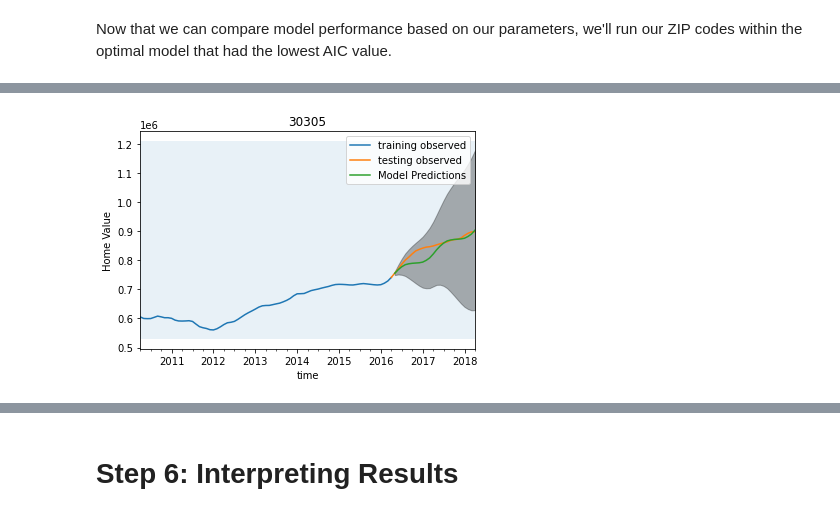
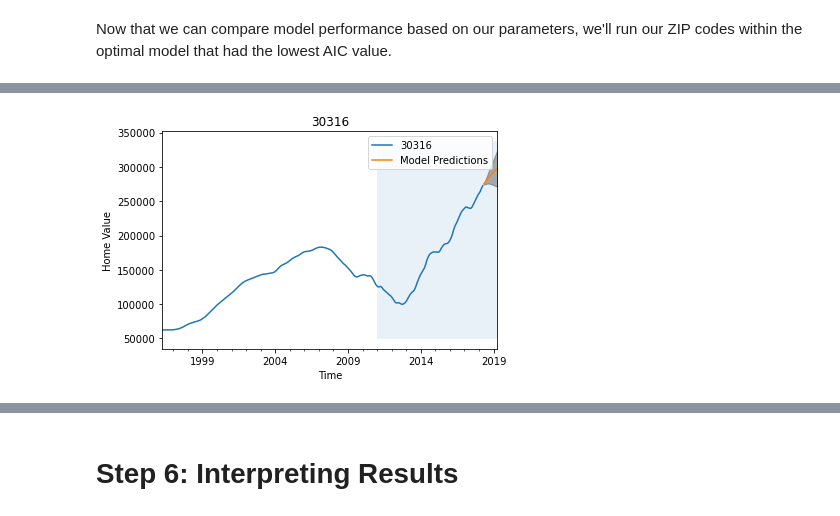
Before and after one commit to sierrafromcalifornia/Atlanta-ZIP-Code-Analysis-Project, a Jupyter notebook: notebooks/investment_analysis-modeling.ipynb, the cells around one changed output, grey strips where cells are left out. Saved outputs shown, nothing was run; the diff lists cells and outputs as text; code cells hidden in the pictures.

Commit message:
Update notebook with cleaner code and model development

```diff
--- a/notebooks/investment_analysis-modeling.ipynb
+++ b/notebooks/investment_analysis-modeling.ipynb
@@ -403,19 +1062,21 @@ pdqs = [(x[0], x[1], x[2], 12) for x in list(itertools.product(p, d, q))]
 # %%
-# dictionary holding all parameter combinations across ZIP codes
+param_dict = {}
 
-potential_parameters = {}
+for name in top_zips:
+    import warnings
+    warnings.filterwarnings('ignore')
+    ans = []
 
-for name in ls_unique_zips:
-    for comb in pdq:
-        for comb2 in pdqs:
+    for para1 in pdq:
+        for para2 in pdqs:
             try:
                 mod = sm.tsa.SARIMAX(train_dict[name],
-                                order = comb,
-                                seasonal_order = comb2,
+                                order = para1,
+                                seasonal_order = para2,
                                 enforce_stationarity = False,
                                 enforce_invertibility = False)
                 output = mod.fit()
-                ans.append([name, comb, comb2, output.aic])
+                ans.append([name, para1, para2, output.aic])
             except:
                 continue
-    potential_parameters[name] = pd.DataFrame(ans, columns = ['name','pdq','pdqs','AIC'])
+    param_dict[name] = pd.DataFrame(ans, columns = ['name','pdq','pdqs','AIC'])
@@ -443,24 +1229,26 @@ Now that we can compare model performance based on our parameters, we'll run our
 # %%
-# Run best model parameters across ZIPs
+# running best parameters on entire dataset for each zip code into model
 
-# create table to hold resulting MSE, RMSE across ZIPS
-summary_table = pd.DataFrame()
+forecast_table = pd.DataFrame() # make a df for our predictions
+current_ = []
 Zipcode = []
-MSE_Value = []
-RMSE_Value = []
+forecast_1Yr = []
+forecast_2Yr =[]
+conf_1Yr_L=[]
+conf_1Yr_U=[]
+conf_2Yr_L=[]
+conf_2Yr_U=[]
 
-# create dictionaries for each ZIP
+figures = {}
 confidences = {}
-figures = {}
 models = {}
 
-# iterate through each unique zip code
-for name in ls_unique_zips:
-    temp_orders = potential_parameters[name] # temporary parameter container for ZIP
-    best_para = temp_orders.loc[temp_orders['AIC'].idxmin()] # use lowest AIC score
 
+for name in top_zips:
+    temp_orders = param_dict[name]
+    best_para = temp_orders.loc[temp_orders['AIC'].idxmin()]
 
-    ARIMA_MODEL = sm.tsa.SARIMAX(train_dict[name],
+    ARIMA_MODEL = sm.tsa.SARIMAX(atl_zips[name],
                                  order = best_para['pdq'],
                                  seasonal_order = best_para['pdqs'],
                                  enforce_stationarity = False,
@@ -468,30 +1256,25 @@ for name in ls_unique_zips:
                                  )
 
     output = ARIMA_MODEL.fit()
-    print('SARIMA Model Result for {}'.format(name))
-
-    # print initial summary
+#     print('SARIMA Model Result for {}'.format(name))
+#     output.plot_diagnostics(figsize=(15, 3))
     display(output.summary().tables[1])
-    plt.show()
-    # loads model output for each zip code into dictionary
     models[name] = output
     output = models[name]
-    # function to get the current figure from the loop
     fig = plt.gcf()
-    # load plot into dictionary
     figures[name] = fig
 
-    # 2 years prediction comparison
-    prediction = output.get_forecast(steps=24,
+    prediction = output.get_forecast(steps=12,
                                      dynamic=False, full_results = True)
     pred_conf = prediction.conf_int()
-    # input confidence intervals
     confidences[name] = pred_conf
     zip_forecasted = prediction.predicted_mean
-    zip_truth = test_dict[name]
+    zip_truth = atl_zips[name]
 
 
-    # determine rmse and mse values
+    confidences[name] = pred_conf
+
+
     rmse = np.sqrt(((zip_forecasted - zip_truth)**2).mean())
     mse = ((zip_forecasted - zip_truth)**2).mean()
 
@@ -499,9 +1282,8 @@ for name in ls_unique_zips:
     RMSE_Value.append(rmse)
     MSE_Value.append(mse)
 
-    # plot predictions and confidence intervals across ZIPS
-    ax = train_dict[name].plot(label='training observed')
-    test_dict[name].plot(label='testing observed', ax=ax)
+    ax = atl_zips[name].plot(label=name)
+
 
 
     prediction.predicted_mean.plot(label='Model Predictions', ax=ax)
@@ -510,12 +1292,34 @@ for name in ls_unique_zips:
                     pred_conf.iloc[:, 1], color='k', alpha=0.3)
 
 
-    ax.fill_betweenx(ax.get_ylim(), pd.to_datetime('2010-04-30'),
+    ax.fill_betweenx(ax.get_ylim(), pd.to_datetime('2011-01-01'),
                      prediction.predicted_mean.index[-1], alpha=.1, zorder=-1)
 
     ax.set_ylabel('Home Value')
-    ax.set_title(str(name))
+    ax.set_xlabel('Time')
+    ax.set_title(name)
 
     plt.legend()
     plt.show()
+    fig = plt.gcf()
+    figures[name] = fig
+
+    # 1 year predictions
+    pred_1 = output.get_forecast(steps = 12)
+    pred_conf_1 = pred_1.conf_int()
+    forecast_1 = pred_1.predicted_mean.to_numpy()[-1]
+
+    # 2 year predictions
+    pred_2 = output.get_forecast(steps = 24)
+    pred_conf_2 = pred_2.conf_int()
+    forecast_2 = pred_2.predicted_mean.to_numpy()[-1]
+    current_.append(atl_zips[name]['2018-04'][0])
+
+    # grabbing the confidence level bounds for each zip code
+    forecast_1Yr.append(forecast_1)
+    conf_1Yr_L.append(pred_conf_1.iloc[:, 0][-1])
+    conf_1Yr_U.append(pred_conf_1.iloc[:, 1][-1])
+    forecast_2Yr.append(forecast_2)
+    conf_2Yr_L.append(pred_conf_2.iloc[:, 0][-1])
+    conf_2Yr_U.append(pred_conf_2.iloc[:, 1][-1])
 # %% [output]
@@ -528 +1331 @@ SARIMA Model Result for 30305
-[figure, old version]
+[figure, new version]
```
Also changed, not shown: parts of 140 cells of this notebook, 2 other files.
